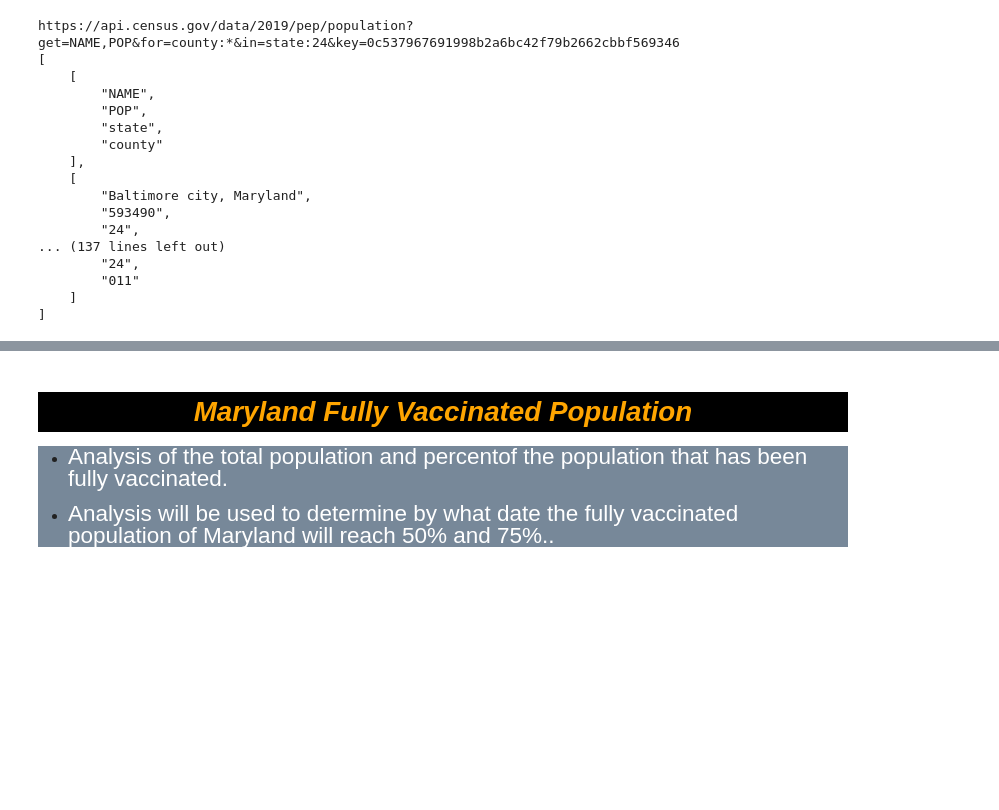
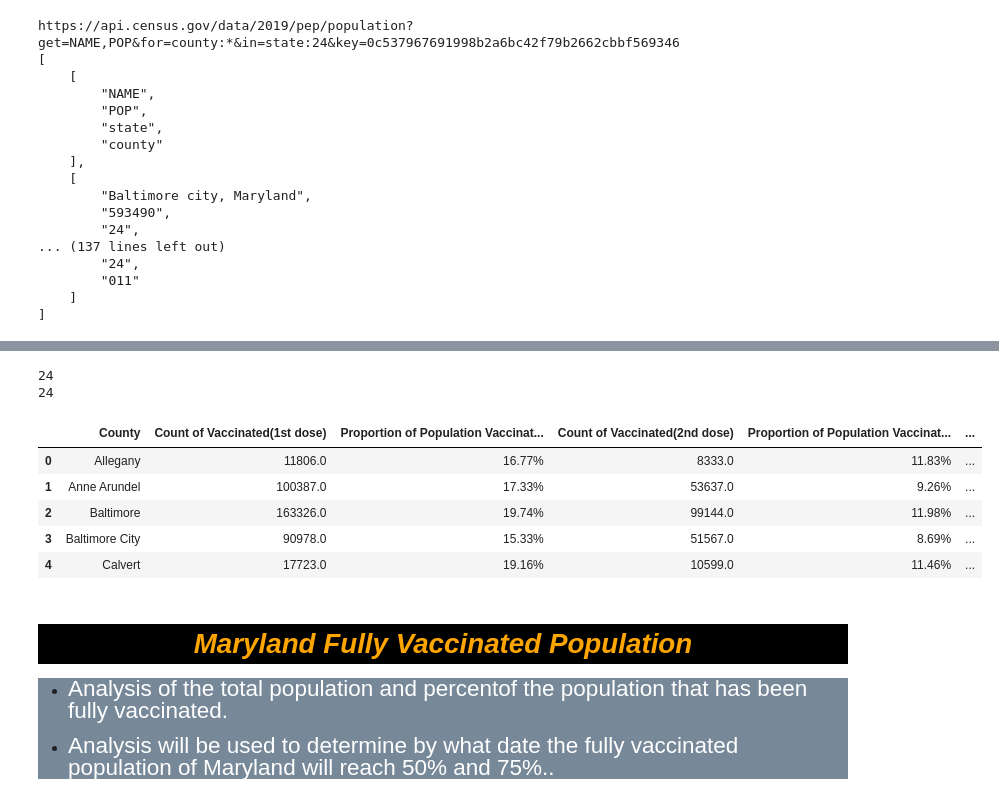
Before and after one commit to ccgrace/maryland_vaccination, a Jupyter notebook: Covid19-Vaccination-Analysis/Vaccionation_in_Maryland_starter.ipynb, the cells around one changed output, grey strips where cells are left out. Saved outputs shown, nothing was run; the diff lists cells and outputs as text; code cells hidden in the pictures; blank space fills up the shorter version.

```diff
--- a/Covid19-Vaccination-Analysis/Vaccionation_in_Maryland_starter.ipynb
+++ b/Covid19-Vaccination-Analysis/Vaccionation_in_Maryland_starter.ipynb
@@ -409,0 +427,7 @@ https://api.census.gov/data/2019/pep/population?get=NAME,POP&for=county:*&in=sta
+# %%
+# Creating dictionary that will contain the county and its total populatio as of 2019 US Census**
+population_by_county = {}
+for county in vaccination_by_counties['County']:
+    for response in state_response:
+        if county.lower() in response[0].lower():
+            population_by_county[county] = response[1]
@@ -410,3 +454,24 @@ https://api.census.gov/data/2019/pep/population?get=NAME,POP&for=county:*&in=sta
+# %%
+# Making sure that our city count matches in our dictionary and our Dataframe
+print(len(population_by_county))
+print(len(vaccination_by_counties))
+# %% [output]
+24
+24
+# %%
+# Creating a copy of the original DataFrame and Adding a new column with the Total population
+vaccination_by_counties_df = vaccination_by_counties.copy()
+
+# assigning the Same Index as in the main DataFrame
+vaccination_by_counties_df.loc[:,'Total Population'] = list(population_by_county.values())
+vaccination_by_counties_df.head()
+# %% [output]
+|  | County | Count of Vaccinated(1st dose) | Proportion of Population Vaccinat... | Count of Vaccinated(2nd dose) | Proportion of Population Vaccinat... | ... |
+| 0 | Allegany | 11806.0 | 16.77% | 8333.0 | 11.83% | ... |
+| 1 | Anne Arundel | 100387.0 | 17.33% | 53637.0 | 9.26% | ... |
+| 2 | Baltimore | 163326.0 | 19.74% | 99144.0 | 11.98% | ... |
+| 3 | Baltimore City | 90978.0 | 15.33% | 51567.0 | 8.69% | ... |
+| 4 | Calvert | 17723.0 | 19.16% | 10599.0 | 11.46% | ... |
 # %% [markdown]
 <center><i><h1 style="background-color:black;color:orange">Maryland Fully Vaccinated Population</h1></i></center>
 <div style="background-color:LightSlateGray">
```
Also changed, not shown: parts of 5 cells of this notebook.
